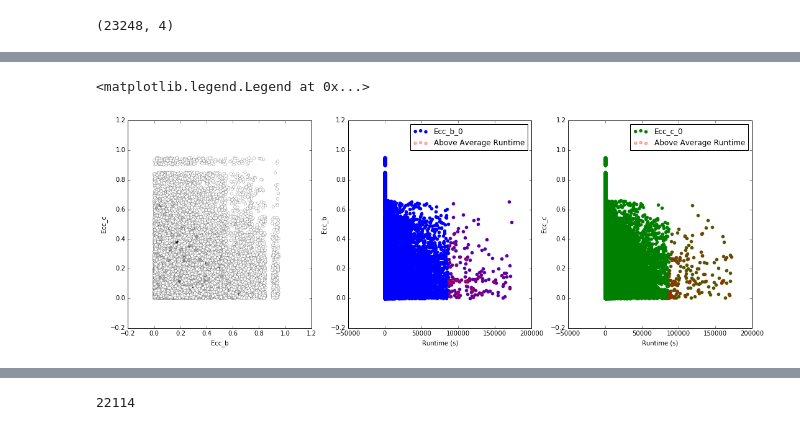
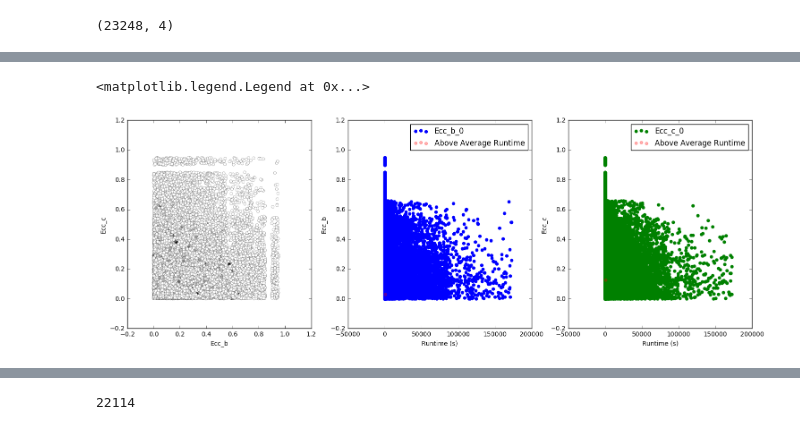
Before and after one commit to dm1681/Merging_Perts, a Jupyter notebook: Research/Merging_Perts/finished_runs.ipynb, the cells around one changed output, grey strips where cells are left out. Saved outputs shown, nothing was run; the diff lists cells and outputs as text; code cells hidden in the pictures.

```diff
--- a/Research/Merging_Perts/finished_runs.ipynb
+++ b/Research/Merging_Perts/finished_runs.ipynb
@@ -210,34 +231,34 @@ Length = 20847 rows
 # %%
 #need to grab the initial eccentricities for completed runs and compare with run time
 fig,ax = plt.subplots(1,3)
 fig.set_size_inches(18,6)
 
 #plots ecc_b_0, ecc_c_0, and runtime
 
 ax[0].scatter(c['Ecc_b_0'], c['Ecc_c_0'], c=c['Runtime'], cmap='Greys', linewidth=0.2)
 ax[1].scatter(c['Runtime'],c['Ecc_b_0'],color='blue')
 ax[2].scatter(c['Runtime'],c['Ecc_c_0'],color='green')
 
 #identifies the runs that took longer than the average runtimes:
 
-applied_mask = g_day_mask #from masks made in cell above
+applied_mask = avg_runtime #from masks made in cell above
 ax[1].scatter(c['Runtime'][applied_mask],c['Ecc_b_0'][applied_mask],color='red',alpha=0.3,label='Above Average Runtime')
 ax[2].scatter(c['Runtime'][applied_mask],c['Ecc_c_0'][applied_mask],color='red',alpha=0.3,label='Above Average Runtime')
 
 ax[0].set_ylabel('Ecc_c')
 ax[0].set_xlabel('Ecc_b')
 
 ax[1].set_ylabel('Ecc_b')
 ax[1].set_xlabel('Runtime (s)')
 
 ax[2].set_ylabel('Ecc_c')
 ax[2].set_xlabel('Runtime (s)')
 
 ax[1].legend(loc=0)
 ax[2].legend(loc=0)
 # %% [output]
 <matplotlib.legend.Legend at 0x...>
-[figure, old version]
+[figure, new version]
 # %%
 #avg_runtime
 gt_avg_rt_mask = np.where(c['Runtime']>=avg_runtime) #86400s = 1 day; or use the average runtime;
```
Also changed, not shown: parts of 6 cells of this notebook.
